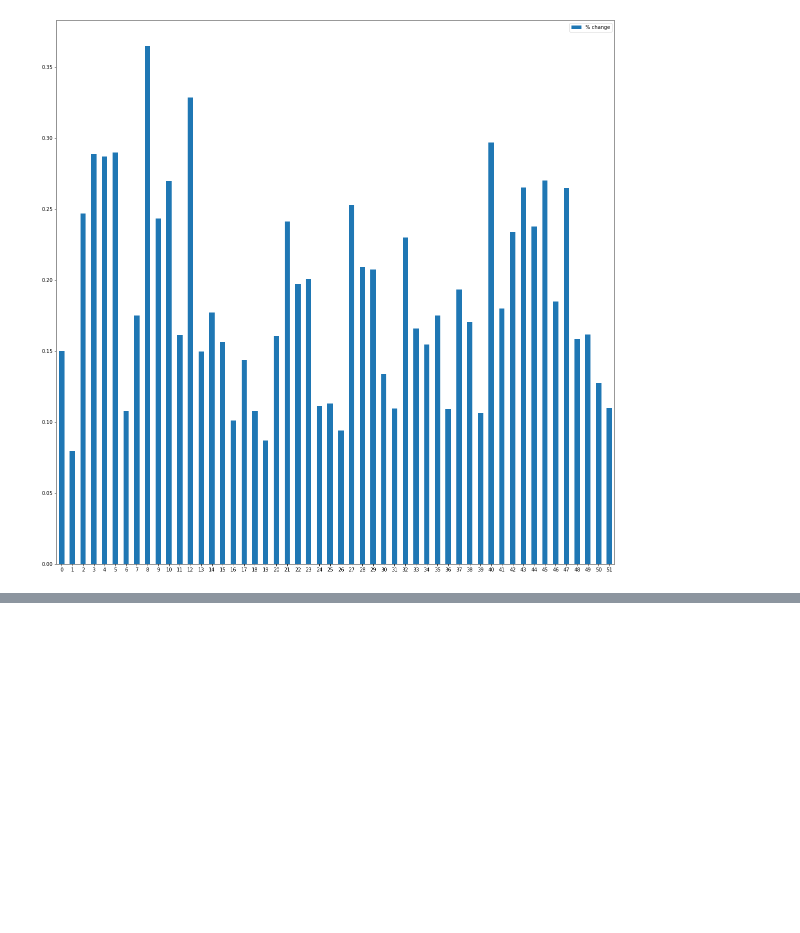
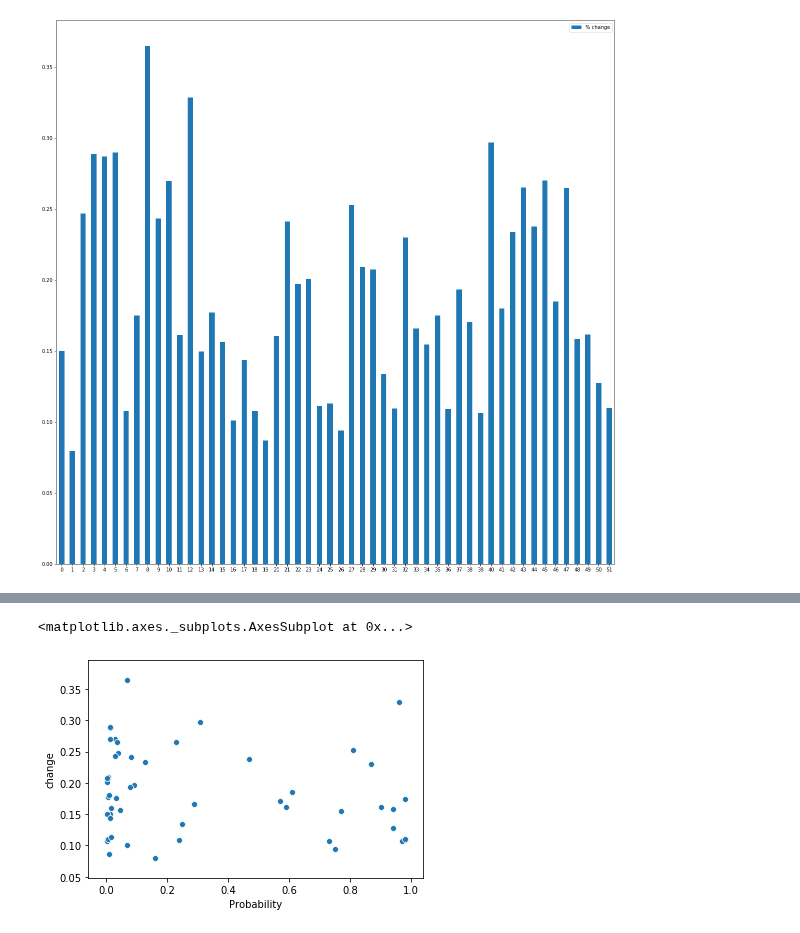
Before and after one commit to COGS108/group11_sp20, a Jupyter notebook: eda/Kiran108Analysis.ipynb, the cells around one changed output, grey strips where cells are left out. Cells and saved outputs as stored; diff of their text form; code cells hidden in the pictures; blank space fills up the shorter version.

Commit message:
added regression analysis and income percent change analysis

```diff
--- a/eda/Kiran108Analysis.ipynb
+++ b/eda/Kiran108Analysis.ipynb
@@ -428,0 +448,5 @@ df.plot.bar(rot=0, figsize = (20,20))
+# %%
+automationProbability = automation['Probability'].to_frame()
+incomePercentChange = totalIn.change.to_frame()
+automation_incomeChange = automationProbability.merge(incomePercentChange, left_index = True, right_index = True)
+automation_incomeChange.head(5)
@@ -428,0 +460,5 @@ df.plot.bar(rot=0, figsize = (20,20))
+# %%
+sns.scatterplot(automation_incomeChange.Probability, automation_incomeChange.change)
+# %% [output]
+<matplotlib.axes._subplots.AxesSubplot at 0x...>
+[figure, added]
```
Also changed, not shown: parts of 6 cells of this notebook.
